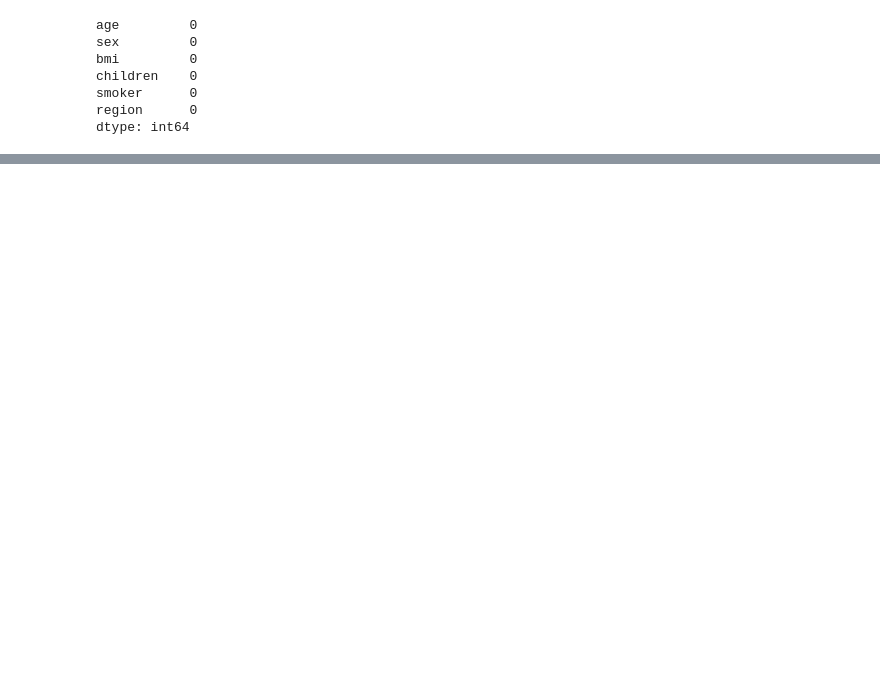
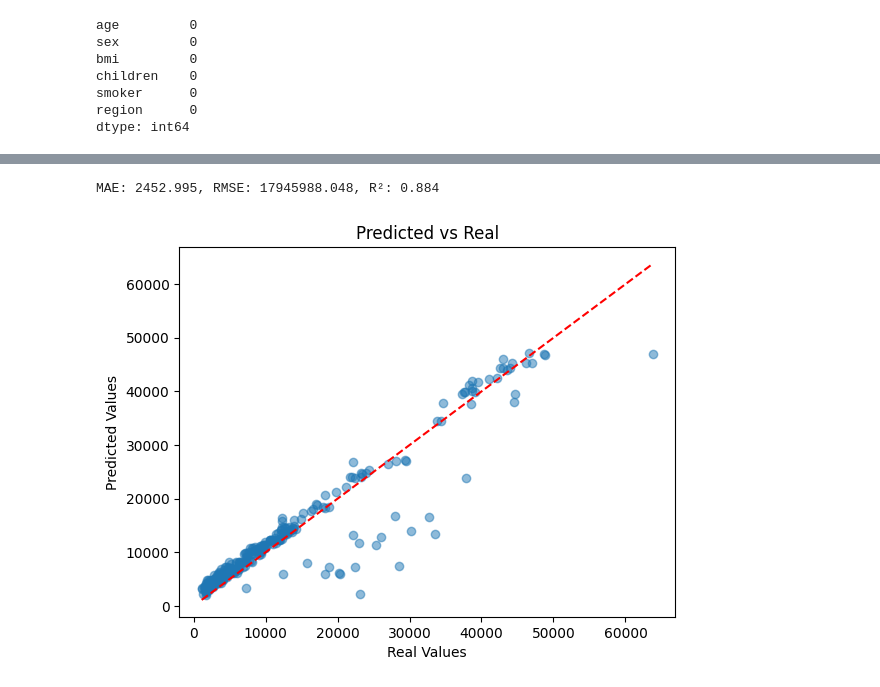
Before and after one commit to doroteaMonaco/Machine-Learning-Projects, a Jupyter notebook: Machine Learning/Medical Insurance/Medical Insurance.ipynb, the cells around one changed output, grey strips where cells are left out. Cells and saved outputs as stored; diff of their text form; code cells hidden in the pictures; blank space fills up the shorter version.

Commit message:
Medical insurance Predictor

```diff
--- a/Machine Learning/Medical Insurance/Medical Insurance.ipynb
+++ b/Machine Learning/Medical Insurance/Medical Insurance.ipynb
@@ -53,0 +214,22 @@ ValueError: The least populated class in y has only 1 member, which is too few.
+# %%
+from sklearn.model_selection import RandomizedSearchCV
+from xgboost import XGBRegressor
+import numpy as np
+
+xgb = XGBRegressor(random_state=42)
+
+param_dist = {
+    'n_estimators': [100, 200, 400, 600],
+    'max_depth': [3, 5, 7, 9],
+    'learning_rate': [0.01, 0.05, 0.1, 0.2],
+    'reg_alpha': [0, 0.1, 0.5],
+    'reg_lambda': [1, 1.5, 2]
+}
+
+rs = RandomizedSearchCV(
+    xgb, param_distributions=param_dist, n_iter=50,
+    scoring='r2', cv=5, verbose=1, n_jobs=-1
+)
+rs.fit(X_train_final, y_train)
+print("Best params:", rs.best_params_)
+print("Best CV R²:", rs.best_score_)
@@ -53,0 +240,3 @@ ValueError: The least populated class in y has only 1 member, which is too few.
+# %%
+xgb = XGBRegressor(**rs.best_params_, random_state=42)
+xgb.fit(X_train_final, y_train)
@@ -53,0 +255,21 @@ ValueError: The least populated class in y has only 1 member, which is too few.
+# %%
+y_test_pred = xgb.predict(X_test_final)
+
+mae = mean_absolute_error(y_test, y_test_pred)
+rmse = mean_squared_error(y_test, y_test_pred)
+r2 = r2_score(y_test, y_test_pred)
+
+print(f"MAE: {mae:.3f}, RMSE: {rmse:.3f}, R²: {r2:.3f}")
+# %% [output]
+MAE: 2452.995, RMSE: 17945988.048, R²: 0.884
+# %%
+import matplotlib.pyplot as plt
+
+plt.scatter(y_test, y_test_pred, alpha=0.5)
+plt.plot([y_test.min(), y_test.max()], [y_test.min(), y_test.max()], 'r--')  # linea y=x
+plt.xlabel("Real Values")
+plt.ylabel("Predicted Values")
+plt.title("Predicted vs Real")
+plt.show()
+# %% [output]
+[figure, added]
```
Also changed, not shown: parts of 11 cells of this notebook, 6 other files.
